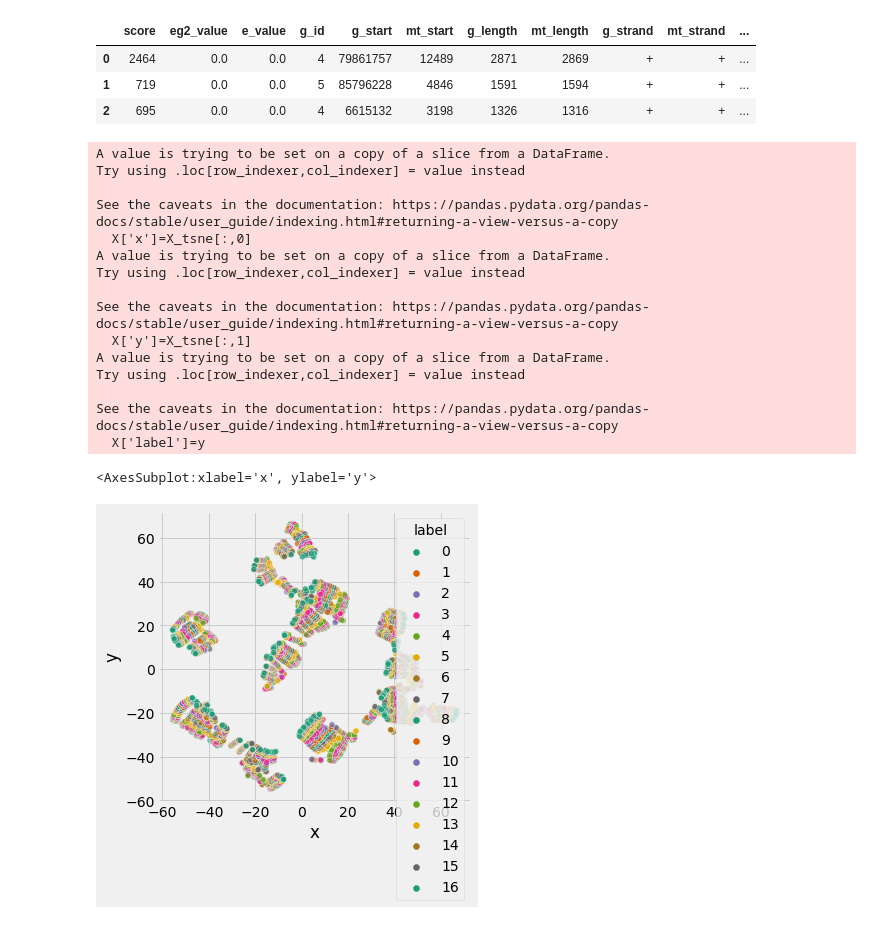
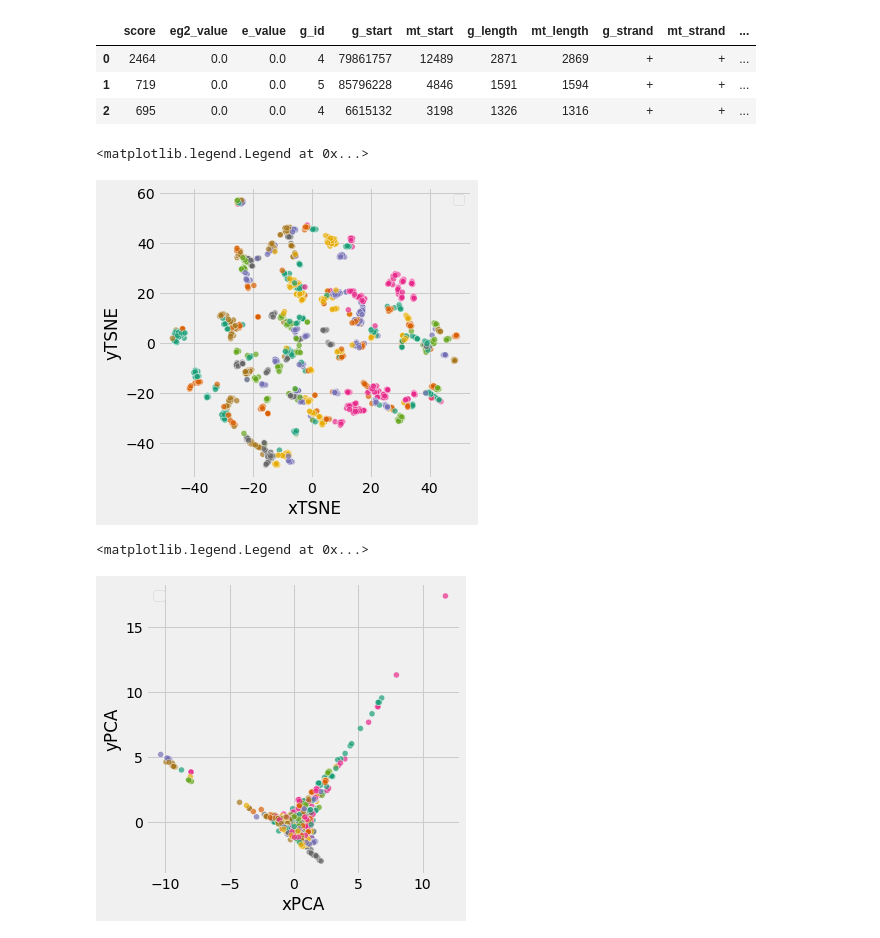
Before and after one commit to balintbiro/numt_mining, a Jupyter notebook: code/mice/t_SNE.ipynb, the cells around one changed output. Saved outputs shown, nothing was run; the diff lists cells and outputs as text; code cells hidden in the pictures.

```diff
--- a/code/mice/t_SNE.ipynb
+++ b/code/mice/t_SNE.ipynb
@@ -18,3 +18,16 @@ mtdnas=mtdnas.loc[['Mus musculus LP/J','Mus musculus C3H/HeJ','Mus musculus BALB
                   'Mus musculus FVB/NJ','Mus musculus C57BL/6NJ','Mus spretus SPRET/EiJ']]
 mtdnas=mtdnas[~mtdnas.index.duplicated(keep='first')]
 mtdnas.index=pd.Series(mtdnas.index.values).apply(lambda name:name.split(' ')[-1].lower().replace('/',''))
+# %%
+#load numts csv files
+def read_dfs(filename):
+    try:
+        df=pd.read_csv(f'/Volumes/motilin/balint/numt/mice_strains_numt/csvs/{filename}')
+        return df
+    except:
+        return np.nan
+
+dfs=pd.Series(os.listdir('/Volumes/motilin/balint/numt/mice_strains_numt/csvs/')).apply(read_dfs)
+dfs.index=pd.Series(os.listdir('/Volumes/motilin/balint/numt/mice_strains_numt/csvs/')).apply(lambda filename:filename[:-10])
+dfs=dfs.dropna()
+dfs
@@ -54,49 +86,60 @@ df.head(n=3)
 | 1 | 719 | 0.0 | 0.0 | 5 | 85796228 | 4846 | 1591 | 1594 | + | + | ... |
 | 2 | 695 | 0.0 | 0.0 | 4 | 6615132 | 3198 | 1326 | 1316 | + | + | ... |
 # %%
-df['g_GC']=df['g_sequence'].apply(lambda seq:(seq.count('G')+seq.count('C'))/len(seq))
+df['g_GC']=df['g_sequence'].apply(lambda seq:(seq.upper().count('G')+seq.upper().count('C'))/len(seq))
+df['mt_GC']=df['mt_sequence'].apply(lambda seq:(seq.upper().count('G')+seq.upper().count('C'))/len(seq))
 df.head(n=3)
 # %% [output]
 |  | score | eg2_value | e_value | g_id | g_start | mt_start | g_length | mt_length | g_strand | mt_strand | ... |
 | 0 | 2464 | 0.0 | 0.0 | 4 | 79861757 | 12489 | 2871 | 2869 | + | + | ... |
 | 1 | 719 | 0.0 | 0.0 | 5 | 85796228 | 4846 | 1591 | 1594 | + | + | ... |
 | 2 | 695 | 0.0 | 0.0 | 4 | 6615132 | 3198 | 1326 | 1316 | + | + | ... |
+# %%
+g_id_fil=df['g_id'].apply(lambda g_id:g_id not in ['X', 'LVXS01064015.1', 'MT',
+       'LVXQ01064553.1', 'LVXQ01065690.1', 'LVXM01049178.1'])
+updated_df=df[g_id_fil]
 # %%
-X=df[['g_start','g_length','g_size','g_GC']]
-y=df['label']
+X=updated_df[['g_id','score','eg2_value','e_value','g_start','g_length','g_size','g_GC','mt_GC']]
+y=updated_df['label']
 # %%
 plt.style.use('fivethirtyeight')
-X_normalized=StandardScaler().fit(X).transform(X)
-tsne = TSNE(random_state = 0,perplexity=40)
+X_normalized=StandardScaler().fit(X[['score','eg2_value','e_value','g_start','g_length','g_size','g_GC','mt_GC']]).transform(X[['score','eg2_value','e_value','g_start','g_length','g_size','g_GC','mt_GC']])
+tsne = TSNE(random_state = 0,perplexity=50)
 X_tsne = tsne.fit_transform(X_normalized)
-X['x']=X_tsne[:,0]
-X['y']=X_tsne[:,1]
+X['xTSNE']=X_tsne[:,0]
+X['yTSNE']=X_tsne[:,1]
 X['label']=y
 fig,axs=plt.subplots(1,1,figsize=(5,5))
 sns.scatterplot(
-    x='x',
-    y='y',
-    hue='label',
+    x='xTSNE',
+    y='yTSNE',
+    hue='g_id',
     data=X,
     palette='Dark2',
     alpha=.7,
     ax=axs
 )
+plt.legend([])
 # %% [output]
-A value is trying to be set on a copy of a slice from a DataFrame.
-Try using .loc[row_indexer,col_indexer] = value instead
-
-See the caveats in the documentation: https://pandas.pydata.org/pandas-docs/stable/user_guide/indexing.html#returning-a-view-versus-a-copy
-  X['x']=X_tsne[:,0]
-A value is trying to be set on a copy of a slice from a DataFrame.
-Try using .loc[row_indexer,col_indexer] = value instead
-
-See the caveats in the documentation: https://pandas.pydata.org/pandas-docs/stable/user_guide/indexing.html#returning-a-view-versus-a-copy
-  X['y']=X_tsne[:,1]
-A value is trying to be set on a copy of a slice from a DataFrame.
-Try using .loc[row_indexer,col_indexer] = value instead
-
-See the caveats in the documentation: https://pandas.pydata.org/pandas-docs/stable/user_guide/indexing.html#returning-a-view-versus-a-copy
-  X['label']=y
+<matplotlib.legend.Legend at 0x...>
-<AxesSubplot:xlabel='x', ylabel='y'>
-[figure, old version]
+[figure, new version]
+# %%
+from sklearn.decomposition import PCA
+pca = PCA().fit(X_normalized)
+X_pca = pca.transform(X_normalized)
+X['xPCA']=X_pca[:,0]
+X['yPCA']=X_pca[:,1]
+fig,axs=plt.subplots(1,1,figsize=(5,5))
+sns.scatterplot(
+    x='xPCA',
+    y='yPCA',
+    hue='g_id',
+    data=X,
+    palette='Dark2',
+    alpha=.7,
+    ax=axs
+)
+plt.legend([])
+# %% [output]
+<matplotlib.legend.Legend at 0x...>
+[figure, added]
```
Also changed, not shown: parts of 5 cells of this notebook, 8 other files.
